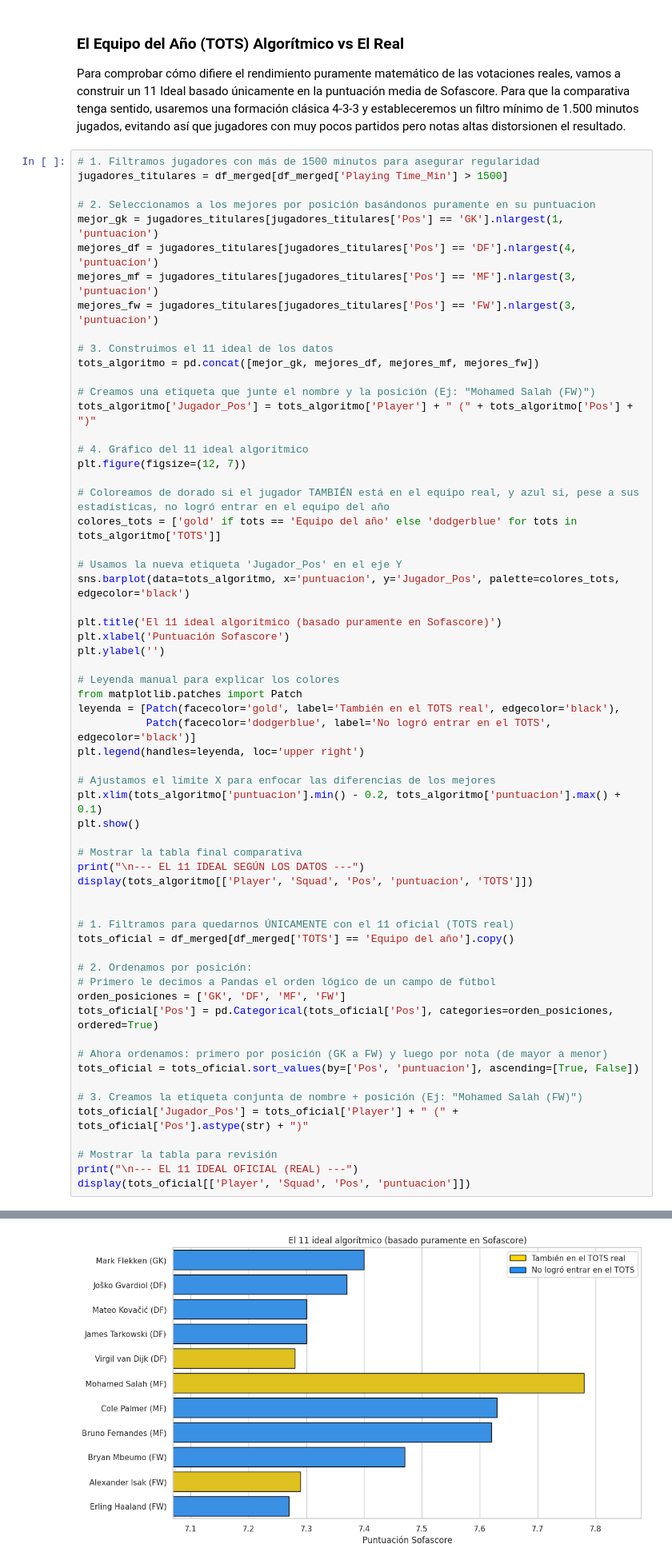
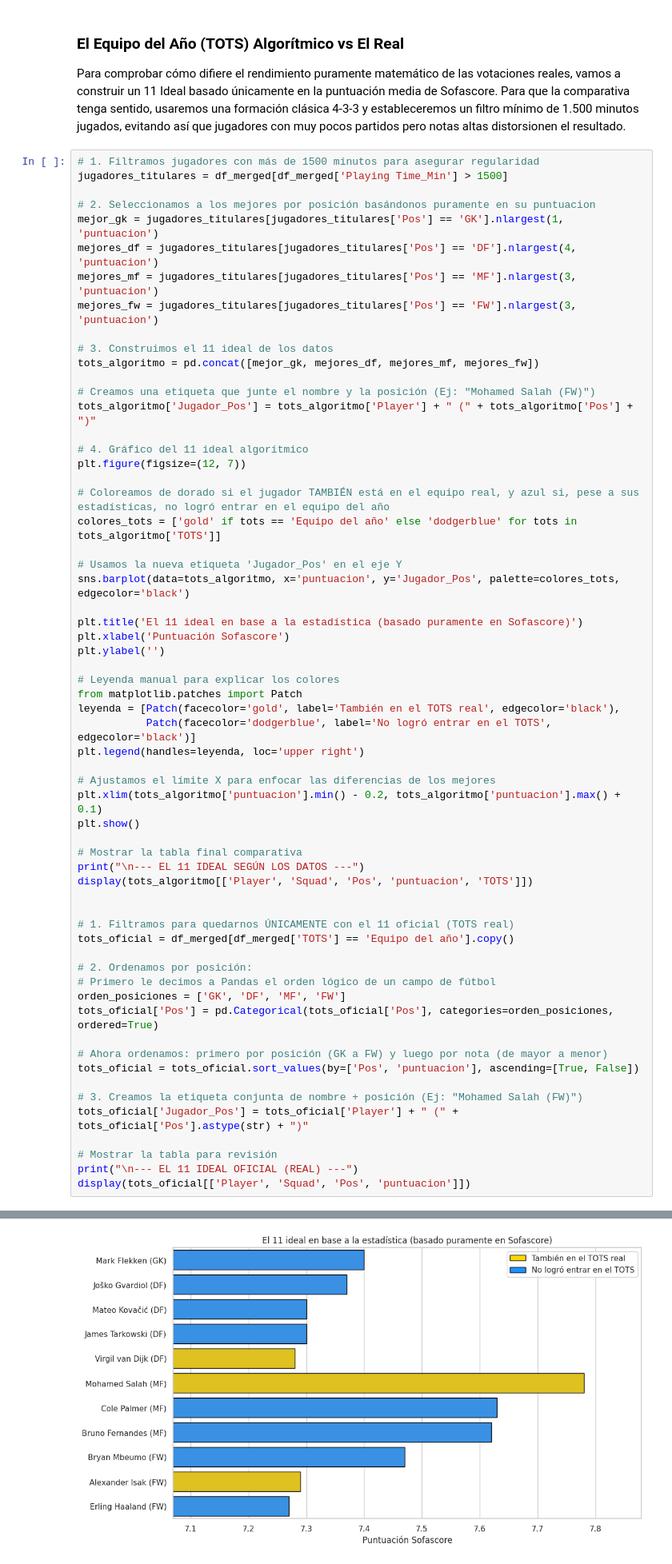
Before and after one commit to DiegoBecerra21/PremierLeaguePlayersDataAnalysis, a Jupyter notebook: combinador/StatsPremierLeague.ipynb, the cells around one changed output, grey strips where cells are left out. Shown at 80% size. Drawn from its saved outputs; the diff is of its cells as text.

```diff
--- a/combinador/StatsPremierLeague.ipynb
+++ b/combinador/StatsPremierLeague.ipynb
@@ -414,7 +414,7 @@ colores_tots = ['gold' if tots == 'Equipo del año' else 'dodgerblue' for tots i
 # Usamos la nueva etiqueta 'Jugador_Pos' en el eje Y
 sns.barplot(data=tots_algoritmo, x='puntuacion', y='Jugador_Pos', palette=colores_tots, edgecolor='black')
 
-plt.title('El 11 ideal algorítmico (basado puramente en Sofascore)')
+plt.title('El 11 ideal en base a la estadística (basado puramente en Sofascore)')
 plt.xlabel('Puntuación Sofascore')
 plt.ylabel('')
 
@@ -427,34 +427,34 @@ plt.legend(handles=leyenda, loc='upper right')
 # Ajustamos el límite X para enfocar las diferencias de los mejores
 plt.xlim(tots_algoritmo['puntuacion'].min() - 0.2, tots_algoritmo['puntuacion'].max() + 0.1)
 plt.show()
 
 # Mostrar la tabla final comparativa
 print("\n--- EL 11 IDEAL SEGÚN LOS DATOS ---")
 display(tots_algoritmo[['Player', 'Squad', 'Pos', 'puntuacion', 'TOTS']])
 
 
 # 1. Filtramos para quedarnos ÚNICAMENTE con el 11 oficial (TOTS real)
 tots_oficial = df_merged[df_merged['TOTS'] == 'Equipo del año'].copy()
 
 # 2. Ordenamos por posición:
 # Primero le decimos a Pandas el orden lógico de un campo de fútbol
 orden_posiciones = ['GK', 'DF', 'MF', 'FW']
 tots_oficial['Pos'] = pd.Categorical(tots_oficial['Pos'], categories=orden_posiciones, ordered=True)
 
 # Ahora ordenamos: primero por posición (GK a FW) y luego por nota (de mayor a menor)
 tots_oficial = tots_oficial.sort_values(by=['Pos', 'puntuacion'], ascending=[True, False])
 
 # 3. Creamos la etiqueta conjunta de nombre + posición (Ej: "Mohamed Salah (FW)")
 tots_oficial['Jugador_Pos'] = tots_oficial['Player'] + " (" + tots_oficial['Pos'].astype(str) + ")"
 
 # Mostrar la tabla para revisión
 print("\n--- EL 11 IDEAL OFICIAL (REAL) ---")
 display(tots_oficial[['Player', 'Squad', 'Pos', 'puntuacion']])
 # %% [output]
 Passing `palette` without assigning `hue` is deprecated and will be removed in v0.14.0. Assign the `y` variable to `hue` and set `legend=False` for the same effect.
 
   sns.barplot(data=tots_algoritmo, x='puntuacion', y='Jugador_Pos', palette=colores_tots, edgecolor='black')
-[figure, old version]
+[figure, new version]
 --- EL 11 IDEAL SEGÚN LOS DATOS ---
 |  | Player | Squad | Pos | puntuacion | TOTS |
 | 183 | Mark Flekken | Brentford | GK | 7.40 | Resto de jugadores |
```
Also changed, not shown: parts of 1 cell of this notebook, 1 other file.
